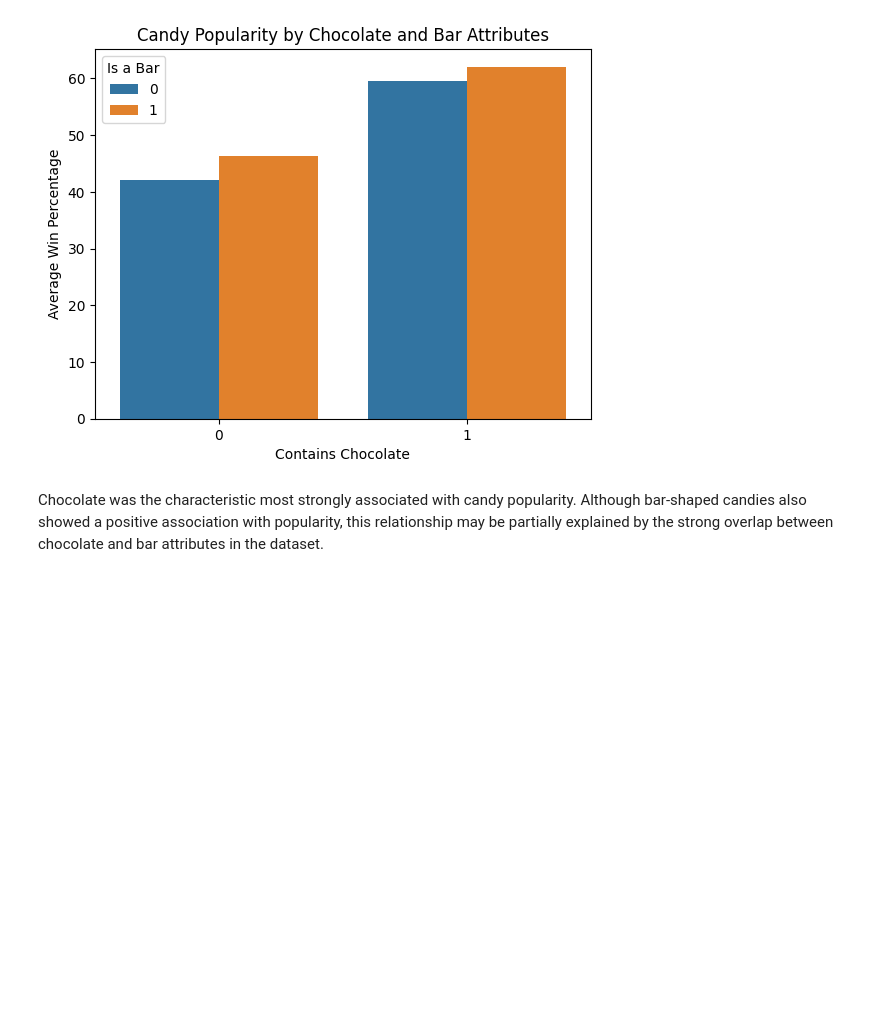
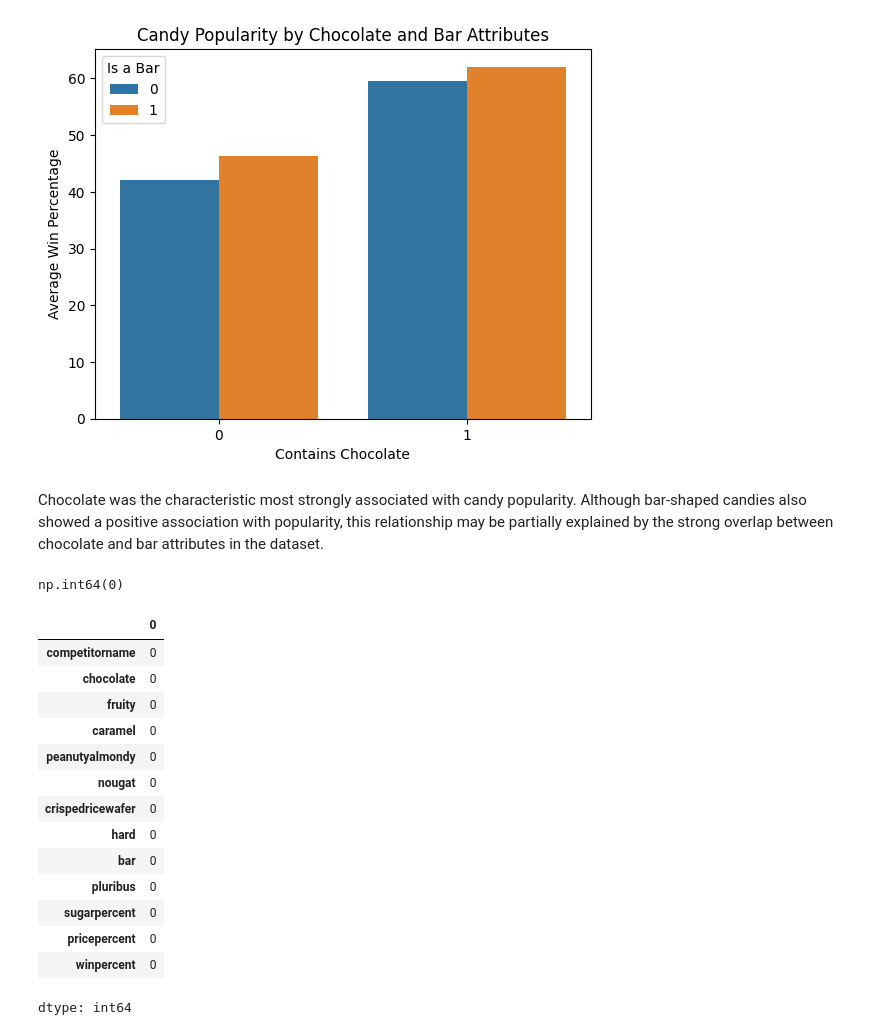
Before and after one commit to Leticia-Sousa-DS/trick-or-data, a Jupyter notebook: notebooks/data-collection.ipynb, the cells around one changed output. Drawn from its saved outputs; the diff is of its cells as text; code cells hidden in the pictures; blank space fills up the shorter version.

```diff
--- a/notebooks/data-collection.ipynb
+++ b/notebooks/data-collection.ipynb
@@ -317,3 +337,25 @@ plt.show()
 [figure]
 # %% [markdown]
 Chocolate was the characteristic most strongly associated with candy popularity. Although bar-shaped candies also showed a positive association with popularity, this relationship may be partially explained by the strong overlap between chocolate and bar attributes in the dataset.
+# %%
+df.duplicated().sum()
+# %% [output]
+np.int64(0)
+# %%
+df.isnull().sum()
+# %% [output]
+|  | 0 |
+| competitorname | 0 |
+| chocolate | 0 |
+| fruity | 0 |
+| caramel | 0 |
+| peanutyalmondy | 0 |
+| nougat | 0 |
+| crispedricewafer | 0 |
+| hard | 0 |
+| bar | 0 |
+| pluribus | 0 |
+| sugarpercent | 0 |
+| pricepercent | 0 |
+| winpercent | 0 |
+dtype: int64
```
Also changed, not shown: parts of 17 cells of this notebook.
